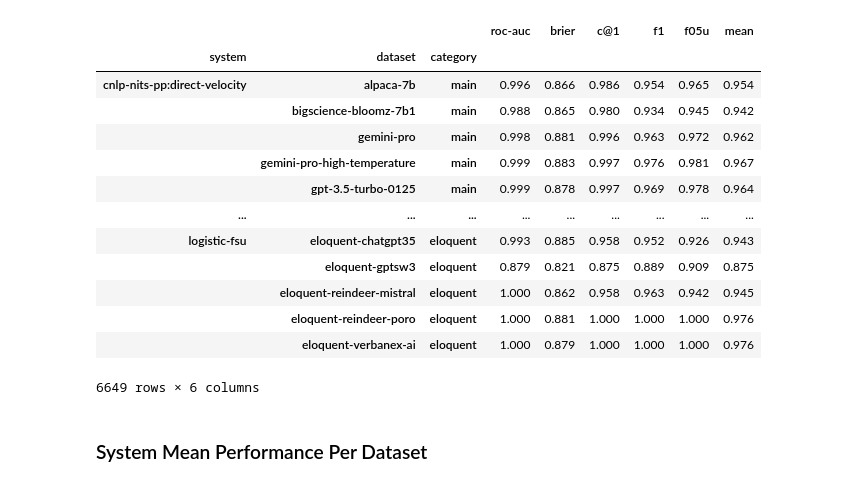
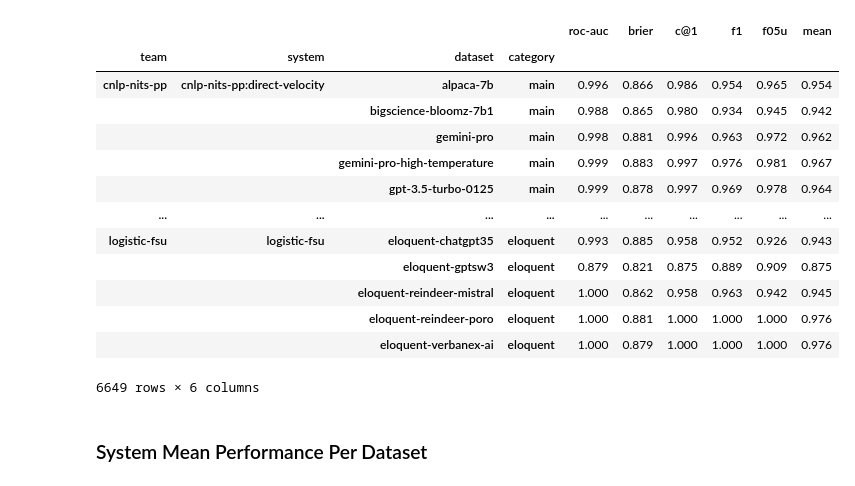
Before and after one commit to pan-webis-de/pan24-generative-ai-authorship-verification, a Jupyter notebook: pan24_task_eval/pan24-generative-authorship-evaluation.ipynb, the cells around one changed output. Saved outputs shown, nothing was run; the diff lists cells and outputs as text; code cells hidden in the pictures.

```diff
--- a/pan24_task_eval/pan24-generative-authorship-evaluation.ipynb
+++ b/pan24_task_eval/pan24-generative-authorship-evaluation.ipynb
@@ -9,48 +9,49 @@ datasets = {
     # dataset_name: (category, prefix, suffix)
     'pan24-generative-authorship-test-20240502-test': ('main', '', ''),
     'pan24-generative-authorship-test-b-20240506-test': ('cross-domain', '', '-cross-domain'),
     'pan24-generative-authorship-news-test-c-20240506-test': ('unicode-full', '', '-unicode-full'),
     'pan24-generative-authorship-news-test-d-20240506-test': ('unicode-half', '', '-unicode-half'),
     'pan24-generative-authorship-news-test-e-20240506-test': ('german', '', '-german'),
     'pan24-generative-authorship-news-test-f-20240514-test': ('paraphrase', '', '-paraphrase'),
     'pan24-generative-authorship-news-test-g-20240516-test': ('contrastive', '', ''),              # suffix already part of the name
     'pan24-generative-authorship-news-test-h-20240521-test': ('short', '', '-short'),
     'pan24-generative-authorship-eloquent-20240523-test': ('eloquent', 'eloquent-', ''),
 }
 
 df = []
 evaluation_scores = json.load(open('evaluation-scores.json', 'r'))
 for team, systems in teams_to_systems.items():
     for s in systems:
-        row_base = {'system': ':'.join((team, s)) if team != 'baseline' else s}
+        t = team if team != 'baseline' else s
+        row_base = {'system': ':'.join((team, s)) if team != 'baseline' else t, 'team': t}
         for d, (dname, pre, suff) in datasets.items():
             df.extend(
                 {
                     **row_base,
                     'dataset': ''.join((pre, src, suff)),
                     'category': dname,
                     **evaluation_scores[team][s][d]['_sources'][src]
                 } for src in evaluation_scores[team].get(s, {}).get(d, {}).get('_sources', [])
                     if not (src.endswith('german') and dname == 'main')   # German was mixed into main dataset
             )
 
 df = pd.DataFrame(df)
-df.set_index(['system', 'dataset', 'category'], inplace=True)
+df.set_index(['team', 'system', 'dataset', 'category'], inplace=True)
 df
 # %% [output]
-|  |  |  | roc-auc | brier | c@1 | f1 | f05u | mean |
-| system | dataset | category |  |  |  |  |  |  |
-| cnlp-nits-pp:direct-velocity | alpaca-7b | main | 0.996 | 0.866 | 0.986 | 0.954 | 0.965 | 0.954 |
-|  | bigscience-bloomz-7b1 | main | 0.988 | 0.865 | 0.980 | 0.934 | 0.945 | 0.942 |
-|  | gemini-pro | main | 0.998 | 0.881 | 0.996 | 0.963 | 0.972 | 0.962 |
-|  | gemini-pro-high-temperature | main | 0.999 | 0.883 | 0.997 | 0.976 | 0.981 | 0.967 |
-|  | gpt-3.5-turbo-0125 | main | 0.999 | 0.878 | 0.997 | 0.969 | 0.978 | 0.964 |
-| ... | ... | ... | ... | ... | ... | ... | ... | ... |
-| logistic-fsu | eloquent-chatgpt35 | eloquent | 0.993 | 0.885 | 0.958 | 0.952 | 0.926 | 0.943 |
-|  | eloquent-gptsw3 | eloquent | 0.879 | 0.821 | 0.875 | 0.889 | 0.909 | 0.875 |
-|  | eloquent-reindeer-mistral | eloquent | 1.000 | 0.862 | 0.958 | 0.963 | 0.942 | 0.945 |
-|  | eloquent-reindeer-poro | eloquent | 1.000 | 0.881 | 1.000 | 1.000 | 1.000 | 0.976 |
-|  | eloquent-verbanex-ai | eloquent | 1.000 | 0.879 | 1.000 | 1.000 | 1.000 | 0.976 |
+|  |  |  |  | roc-auc | brier | c@1 | f1 | f05u | mean |
+| team | system | dataset | category |  |  |  |  |  |  |
+| cnlp-nits-pp | cnlp-nits-pp:direct-velocity | alpaca-7b | main | 0.996 | 0.866 | 0.986 | 0.954 | 0.965 | 0.954 |
+|  |  | bigscience-bloomz-7b1 | main | 0.988 | 0.865 | 0.980 | 0.934 | 0.945 | 0.942 |
+|  |  | gemini-pro | main | 0.998 | 0.881 | 0.996 | 0.963 | 0.972 | 0.962 |
+|  |  | gemini-pro-high-temperature | main | 0.999 | 0.883 | 0.997 | 0.976 | 0.981 | 0.967 |
+|  |  | gpt-3.5-turbo-0125 | main | 0.999 | 0.878 | 0.997 | 0.969 | 0.978 | 0.964 |
+| ... | ... | ... | ... | ... | ... | ... | ... | ... | ... |
+| logistic-fsu | logistic-fsu | eloquent-chatgpt35 | eloquent | 0.993 | 0.885 | 0.958 | 0.952 | 0.926 | 0.943 |
+|  |  | eloquent-gptsw3 | eloquent | 0.879 | 0.821 | 0.875 | 0.889 | 0.909 | 0.875 |
+|  |  | eloquent-reindeer-mistral | eloquent | 1.000 | 0.862 | 0.958 | 0.963 | 0.942 | 0.945 |
+|  |  | eloquent-reindeer-poro | eloquent | 1.000 | 0.881 | 1.000 | 1.000 | 1.000 | 0.976 |
+|  |  | eloquent-verbanex-ai | eloquent | 1.000 | 0.879 | 1.000 | 1.000 | 1.000 | 0.976 |
 6649 rows × 6 columns
 # %% [markdown]
 ### System Mean Performance Per Dataset
```
Also changed, not shown: parts of 5 cells of this notebook.
